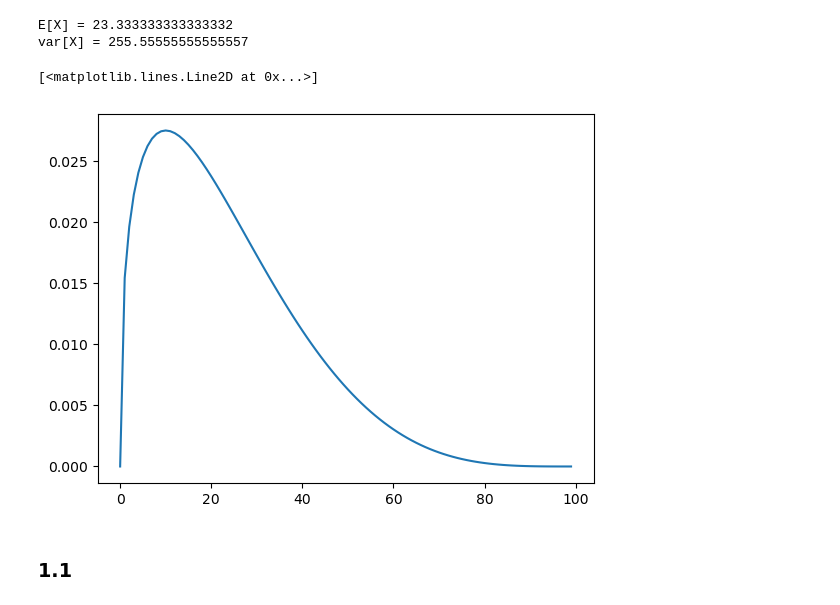
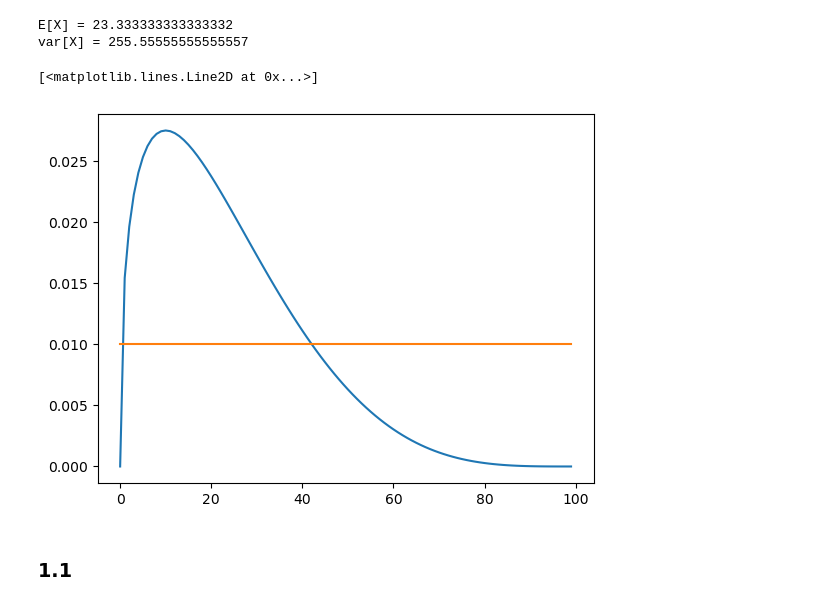
Before and after one commit to markoMedved/Mathematics2-HW, a Jupyter notebook: MCMC/solution.ipynb, the cells around one changed output. Drawn from its saved outputs; the diff is of its cells as text; code cells hidden in the pictures.

```diff
--- a/MCMC/solution.ipynb
+++ b/MCMC/solution.ipynb
@@ -2,6 +2,7 @@
 ## Part 1
 # %%
 from scipy.special import beta
+import numpy as np
 
 a = 0
 b = 10
@@ -12,32 +13,34 @@ var = (E - a) * (c - E) / 7
 print(f"E[X] = {E}")
 print(f"var[X] = {var}")
 
-def p(x, a = a, b = b, c = c):
+def p(x, a=0, b=10, c=100):
+    x = np.array(x, dtype=np.float64)
 
-    if not (a <= x <= c):
-        return 0.0
+    alpha = 1 + 4 * (b - a) / (c - a)
+    beta_ = 1 + 4 * (c - b) / (c - a)
 
+    pdf = np.zeros_like(x)
+    mask = (x >= a) & (x <= c)
 
-    alpha = 1 + 4  * (b -a)/(c - a)
-    beta_ = 1 + 4 * (c - b)/(c - a)
+    num = (x[mask] - a) ** (alpha - 1) * (c - x[mask]) ** (beta_ - 1)
+    denom = beta(alpha, beta_) * (c - a) ** (alpha + beta_ - 1)
 
-    num = (x - a)**(alpha - 1) * (c - x)**(beta_ - 1)
-    denom = beta(alpha, beta_) * (c - a)**(alpha + beta_ - 1)
-
-    return num / (denom + 1e-8)
+    pdf[mask] = num / (denom + 1e-8)
+    return pdf
 # %% [output]
 E[X] = 23.333333333333332
 var[X] = 255.55555555555557
 # %%
 import matplotlib.pyplot as plt
 import numpy as np
 
 x_vec = np.arange(a,c,1)
 vals = [p(x) for x in x_vec]
 plt.plot(x_vec, vals)
+plt.plot(x_vec, np.ones_like(x_vec) / len(x_vec))
 # %% [output]
 [<matplotlib.lines.Line2D at 0x...>]
-[figure, old version]
+[figure, new version]
 # %% [markdown]
 ### 1.1
 # %%
```
Also changed, not shown: parts of 14 cells of this notebook.
